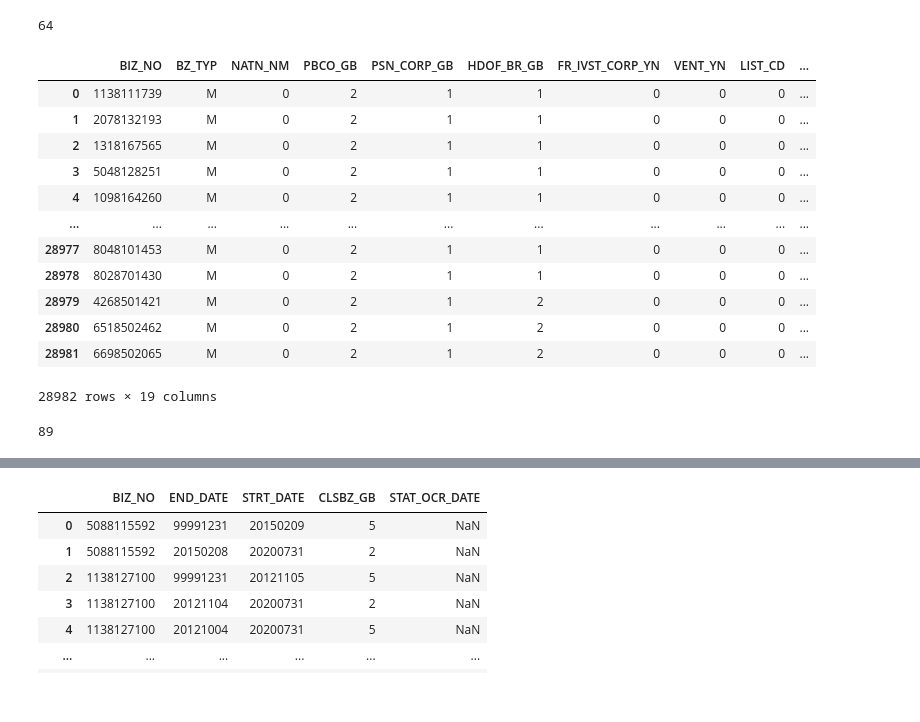
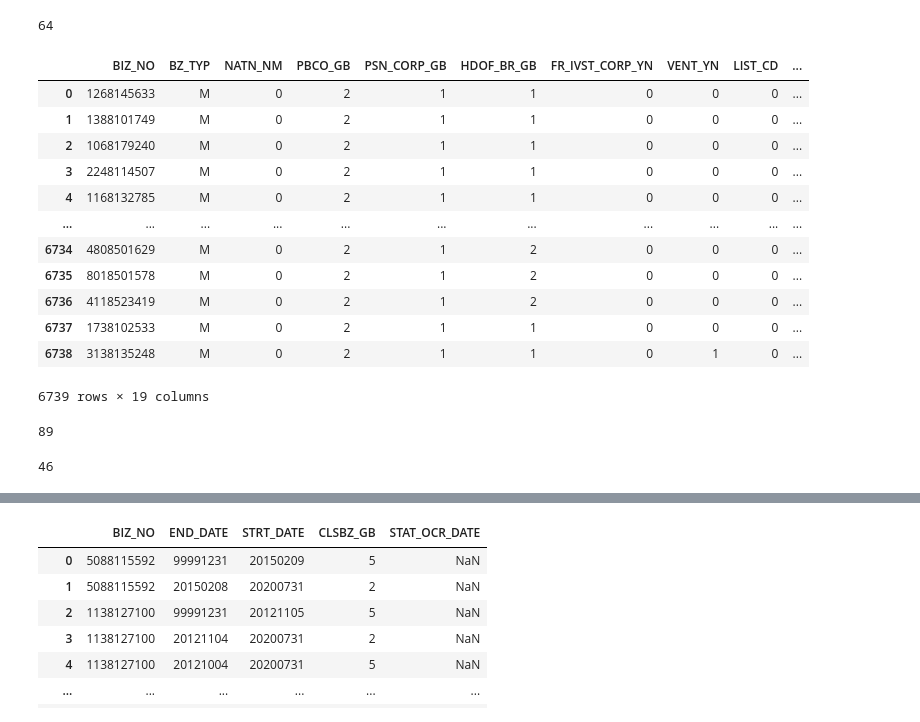
Before and after one commit to kwonwoobin/2022Sesac_1, a Jupyter notebook: numble/numble_data_preprocessing.ipynb, the cells around one changed output, grey strips where cells are left out. Cells and saved outputs as stored; diff of their text form; code cells hidden in the pictures.

```diff
--- a/numble/numble_data_preprocessing.ipynb
+++ b/numble/numble_data_preprocessing.ipynb
@@ -29,9 +31,12 @@ sheet_rest_record=wb1['휴폐업이력']
 # %%
 #(휴폐업) 총 6739개
 df_rest = pd.DataFrame(sheet_rest.values)
-df_rest = df_rest.fillna('NaN')
+df_rest = df_rest.replace('','NaN')
 df_rest.columns = df_rest.iloc[0,:]
 df_rest = df_rest.iloc[1:, :]
+df_rest.isnull().sum()
+df_rest = df_rest.fillna('NaN')
+
 df_rest = df_rest.reset_index(drop=True)
 df_rest.head()
 # %% [output]
@@ -62,6 +68,7 @@ sheet_active_rest = wb2['휴폐업이력']
 # %%
 #(액티브) 외감기업
 df_active= pd.DataFrame(sheet_active.values)
+df_active = df_active.replace('','NaN')
 df_active = df_active.fillna('NaN')
 df_active.columns = df_active.iloc[0, :]
 df_active = df_active.iloc[1:, :]
@@ -251,26 +245,22 @@ len(country_list)
 # %%
 #LIST_CD 상장코드 - 상장유무로 0,1로 바꾸기
 
 df_active_select['LIST_CD'] = df_active_select['LIST_CD'].replace('NaN',0)
+df_rest_select['LIST_CD'] = df_rest_select['LIST_CD'].replace('NaN',0)
 
-# for df in [df_rest_select, df_active_select]:
-#     if df['LIST_CD']=='NaN':
-#         df['LIST_CD']=0
-#     else:
-#         df['LIST_CD']=1
-df_active_select
+df_rest_select
 # %% [output]
 |  | BIZ_NO | BZ_TYP | NATN_NM | PBCO_GB | PSN_CORP_GB | HDOF_BR_GB | FR_IVST_CORP_YN | VENT_YN | LIST_CD | ... |
-| 0 | 1138111739 | M | 0 | 2 | 1 | 1 | 0 | 0 | 0 | ... |
-| 1 | 2078132193 | M | 0 | 2 | 1 | 1 | 0 | 0 | 0 | ... |
-| 2 | 1318167565 | M | 0 | 2 | 1 | 1 | 0 | 0 | 0 | ... |
-| 3 | 5048128251 | M | 0 | 2 | 1 | 1 | 0 | 0 | 0 | ... |
-| 4 | 1098164260 | M | 0 | 2 | 1 | 1 | 0 | 0 | 0 | ... |
+| 0 | 1268145633 | M | 0 | 2 | 1 | 1 | 0 | 0 | 0 | ... |
+| 1 | 1388101749 | M | 0 | 2 | 1 | 1 | 0 | 0 | 0 | ... |
+| 2 | 1068179240 | M | 0 | 2 | 1 | 1 | 0 | 0 | 0 | ... |
+| 3 | 2248114507 | M | 0 | 2 | 1 | 1 | 0 | 0 | 0 | ... |
+| 4 | 1168132785 | M | 0 | 2 | 1 | 1 | 0 | 0 | 0 | ... |
 | ... | ... | ... | ... | ... | ... | ... | ... | ... | ... | ... |
-| 28977 | 8048101453 | M | 0 | 2 | 1 | 1 | 0 | 0 | 0 | ... |
-| 28978 | 8028701430 | M | 0 | 2 | 1 | 1 | 0 | 0 | 0 | ... |
-| 28979 | 4268501421 | M | 0 | 2 | 1 | 2 | 0 | 0 | 0 | ... |
-| 28980 | 6518502462 | M | 0 | 2 | 1 | 2 | 0 | 0 | 0 | ... |
-| 28981 | 6698502065 | M | 0 | 2 | 1 | 2 | 0 | 0 | 0 | ... |
+| 6734 | 4808501629 | M | 0 | 2 | 1 | 2 | 0 | 0 | 0 | ... |
+| 6735 | 8018501578 | M | 0 | 2 | 1 | 2 | 0 | 0 | 0 | ... |
+| 6736 | 4118523419 | M | 0 | 2 | 1 | 2 | 0 | 0 | 0 | ... |
+| 6737 | 1738102533 | M | 0 | 2 | 1 | 1 | 0 | 0 | 0 | ... |
+| 6738 | 3138135248 | M | 0 | 2 | 1 | 1 | 0 | 1 | 0 | ... |
-28982 rows × 19 columns
+6739 rows × 19 columns
 # %%
@@ -279,6 +269,12 @@ LISTCD = df_active_select.loc[df_active_select['LIST_CD']!=0]
 len(LISTCD)
 # %% [output]
 89
+# %%
+#휴업에서 상장기업 개수 / 비상장6693
+LISTCD2 = df_rest_select.loc[df_rest_select['LIST_CD']!=0]
+len(LISTCD2)
+# %% [output]
+46
 # %%
 #상장기업인지 아닌지 컬럼 하나 추가
 df_active_select['Listing'] = df_active_select['LIST_CD']
```
Also changed, not shown: parts of 40 cells of this notebook.
